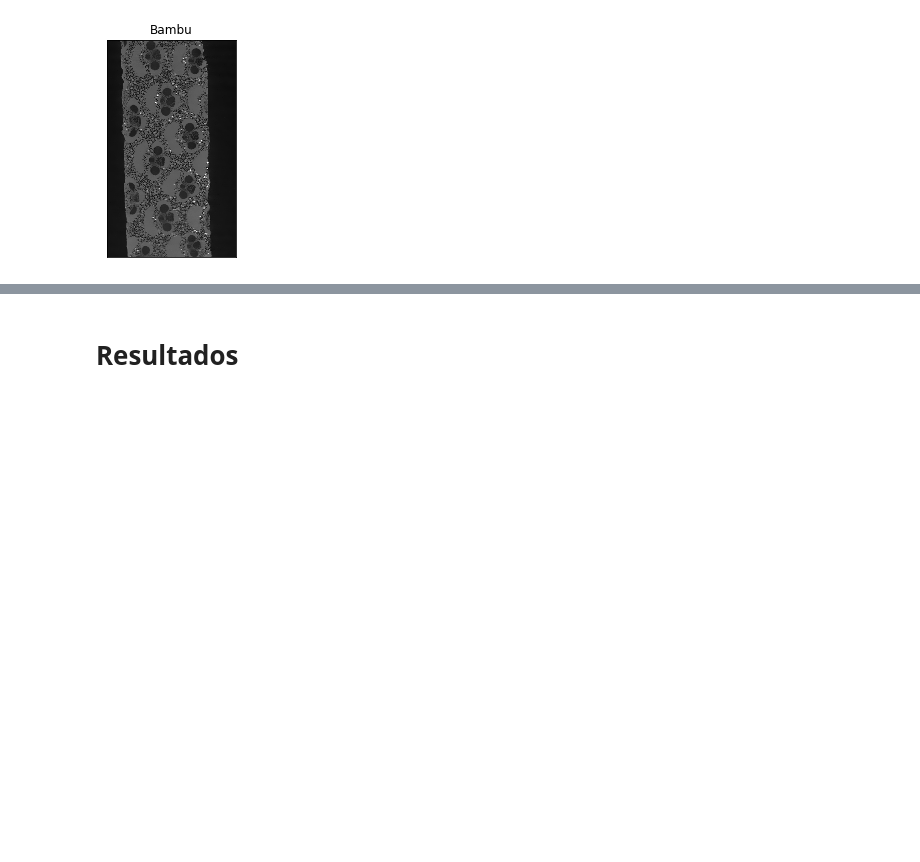
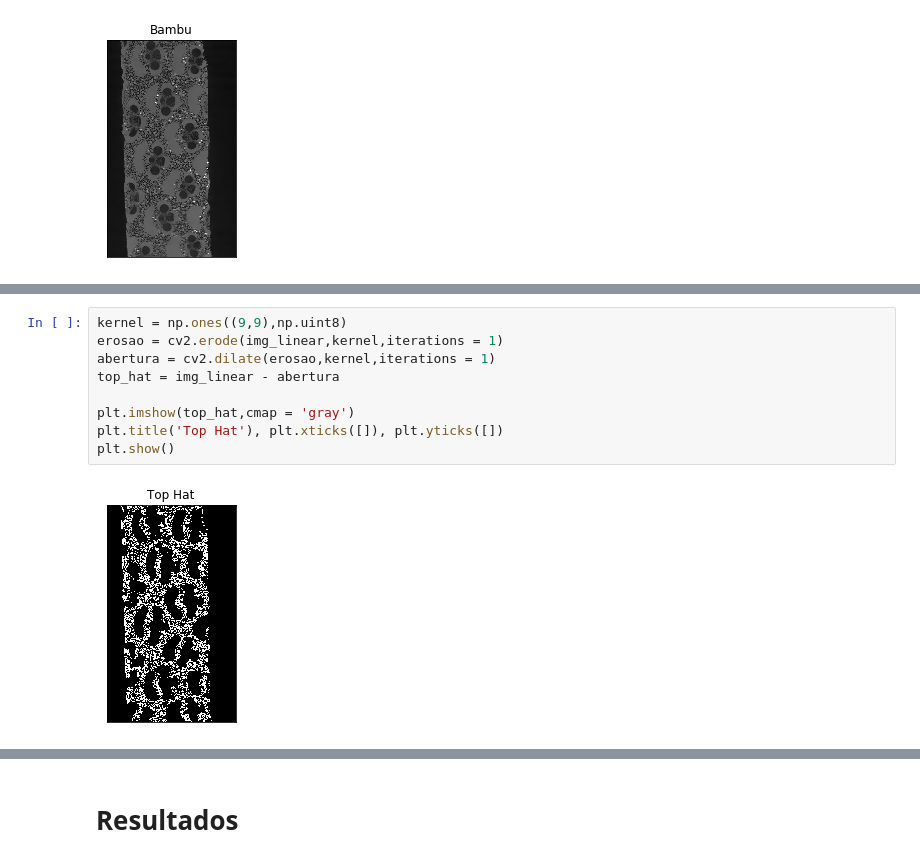
Before and after one commit to rodrigodc07/VisaoComputacional, a Jupyter notebook: Trabalho 8/Ex1.ipynb, the cells around one changed output, grey strips where cells are left out. Saved outputs shown, nothing was run; the diff lists cells and outputs as text; blank space fills up the shorter version.

```diff
--- a/Trabalho 8/Ex1.ipynb
+++ b/Trabalho 8/Ex1.ipynb
@@ -29,0 +40,11 @@ plot_imagem_cinza(img,'Bambu')
+# %%
+kernel = np.ones((9,9),np.uint8)
+erosao = cv2.erode(img_linear,kernel,iterations = 1)
+abertura = cv2.dilate(erosao,kernel,iterations = 1)
+top_hat = img_linear - abertura
+
+plt.imshow(top_hat,cmap = 'gray')
+plt.title('Top Hat'), plt.xticks([]), plt.yticks([])
+plt.show()
+# %% [output]
+[figure, added]
```
Also changed, not shown: parts of 10 cells of this notebook.
